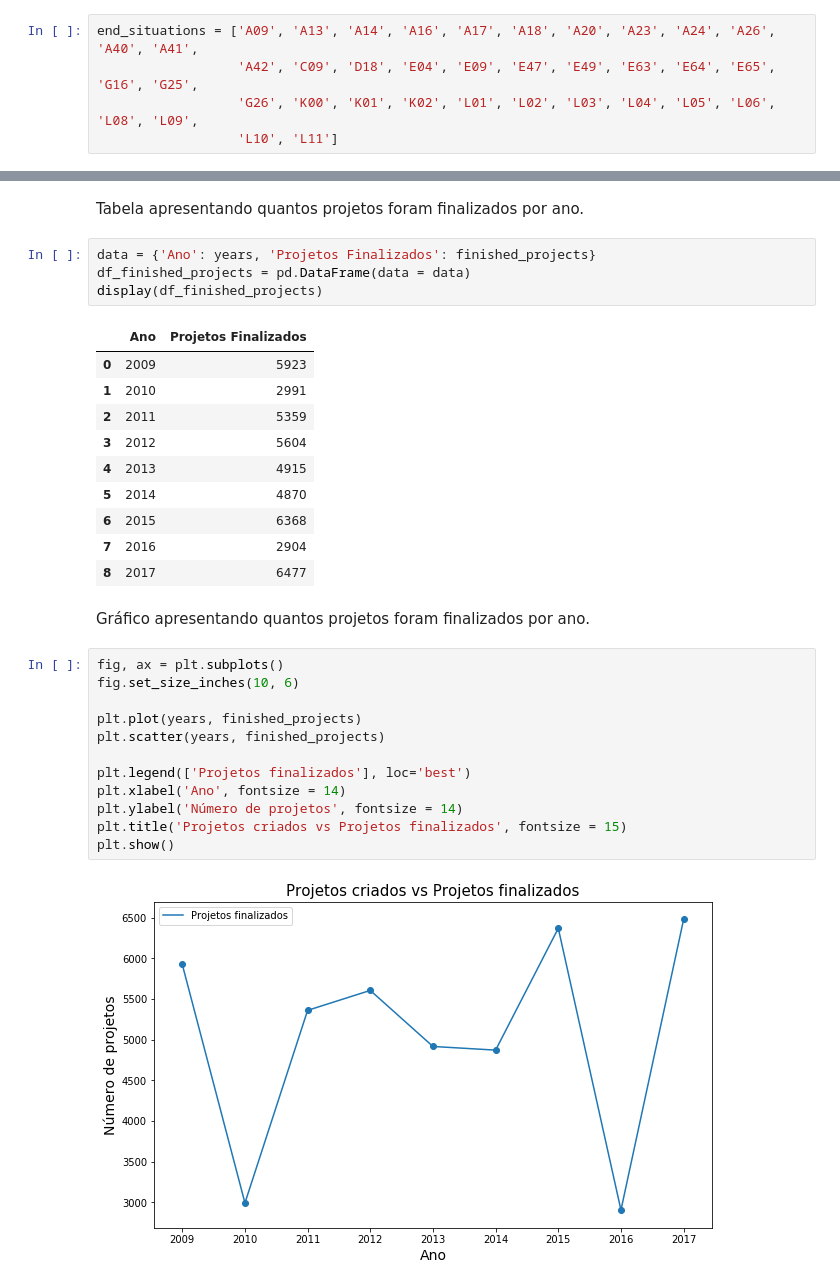
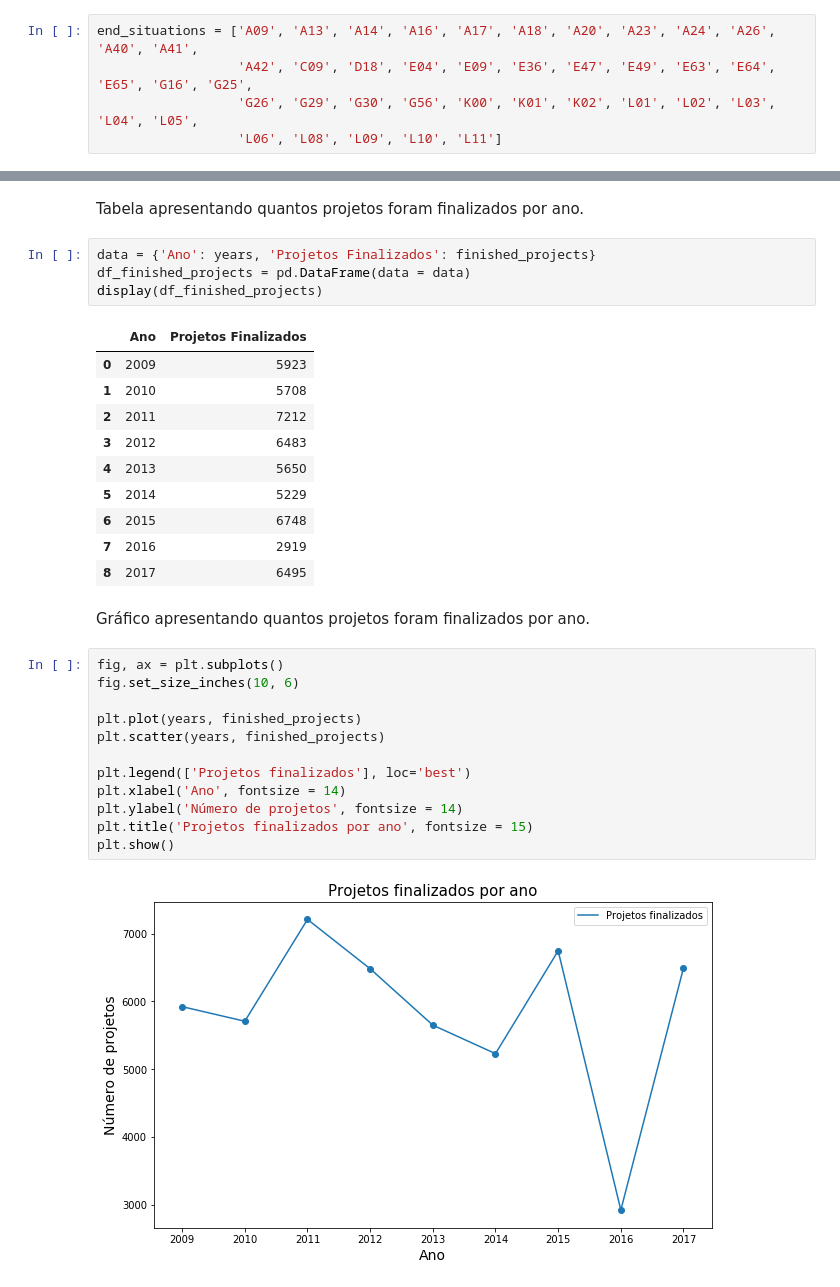
Before and after one commit to lappis-unb/salic-ml, a Jupyter notebook: notebooks/exploratory/created_vs_finished_projects_by_year-v0.1.ipynb, the cells around one changed output, grey strips where cells are left out. Drawn from its saved outputs; the diff is of its cells as text.

```diff
--- a/notebooks/exploratory/created_vs_finished_projects_by_year-v0.1.ipynb
+++ b/notebooks/exploratory/created_vs_finished_projects_by_year-v0.1.ipynb
@@ -113,9 +116,9 @@ das mensagens e dos e-mails estão documentados na [issue](https://github.com/la
 As seguintes situações indicam que um projeto foi finalizado
 # %%
 end_situations = ['A09', 'A13', 'A14', 'A16', 'A17', 'A18', 'A20', 'A23', 'A24', 'A26', 'A40', 'A41',
-                  'A42', 'C09', 'D18', 'E04', 'E09', 'E47', 'E49', 'E63', 'E64', 'E65', 'G16', 'G25',
-                  'G26', 'K00', 'K01', 'K02', 'L01', 'L02', 'L03', 'L04', 'L05', 'L06', 'L08', 'L09',
-                  'L10', 'L11']
+                  'A42', 'C09', 'D18', 'E04', 'E09', 'E36', 'E47', 'E49', 'E63', 'E64', 'E65', 'G16', 'G25',
+                  'G26', 'G29', 'G30', 'G56', 'K00', 'K01', 'K02', 'L01', 'L02', 'L03', 'L04', 'L05',
+                  'L06', 'L08', 'L09', 'L10', 'L11']
 # %% [markdown]
 Definindo filtro para identificar quais projetos possuem a situação de finalizado.
 # %%
@@ -145,27 +148,27 @@ display(df_finished_projects)
 # %% [output]
 |  | Ano | Projetos Finalizados |
 | 0 | 2009 | 5923 |
-| 1 | 2010 | 2991 |
-| 2 | 2011 | 5359 |
-| 3 | 2012 | 5604 |
-| 4 | 2013 | 4915 |
-| 5 | 2014 | 4870 |
-| 6 | 2015 | 6368 |
-| 7 | 2016 | 2904 |
-| 8 | 2017 | 6477 |
+| 1 | 2010 | 5708 |
+| 2 | 2011 | 7212 |
+| 3 | 2012 | 6483 |
+| 4 | 2013 | 5650 |
+| 5 | 2014 | 5229 |
+| 6 | 2015 | 6748 |
+| 7 | 2016 | 2919 |
+| 8 | 2017 | 6495 |
 # %% [markdown]
 Gráfico apresentando quantos projetos foram finalizados por ano.
 # %%
 fig, ax = plt.subplots()
 fig.set_size_inches(10, 6)
 
 plt.plot(years, finished_projects)
 plt.scatter(years, finished_projects)
 
 plt.legend(['Projetos finalizados'], loc='best')
 plt.xlabel('Ano', fontsize = 14)
 plt.ylabel('Número de projetos', fontsize = 14)
-plt.title('Projetos criados vs Projetos finalizados', fontsize = 15)
+plt.title('Projetos finalizados por ano', fontsize = 15)
 plt.show()
 # %% [output]
-[figure, old version]
+[figure, new version]
```
Also changed, not shown: parts of 27 cells of this notebook.
